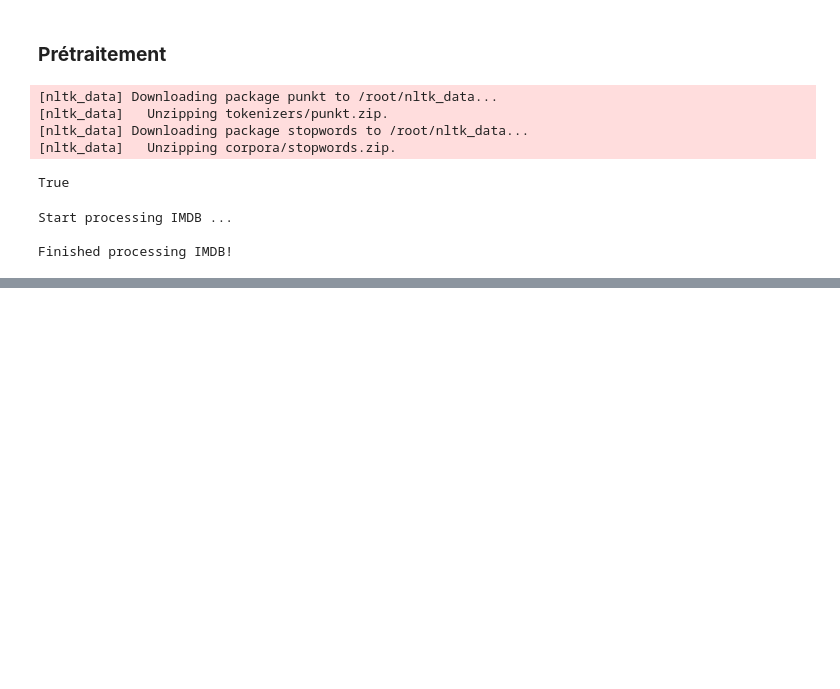
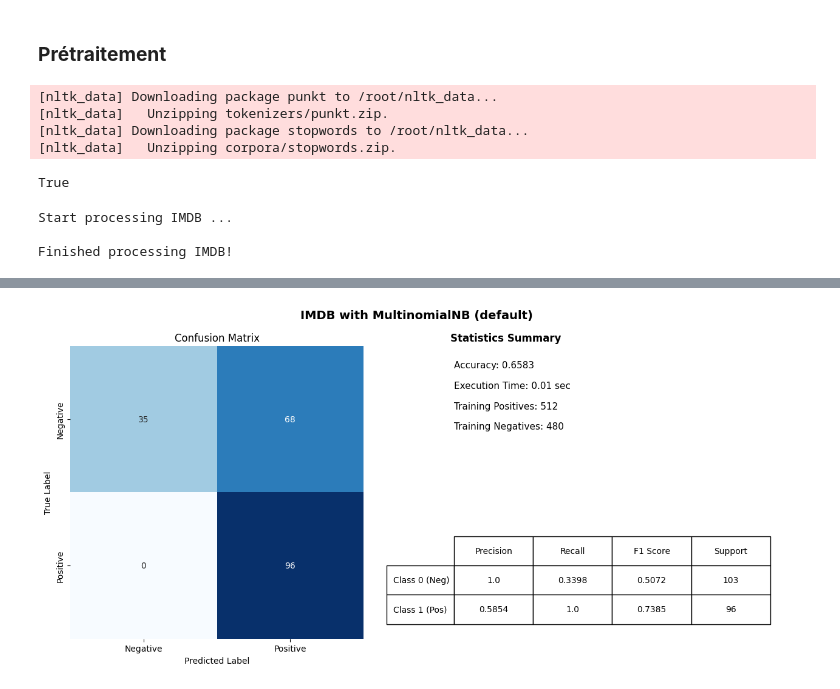
Before and after one commit to yasser-1R/sentiment-analysis-project, a Jupyter notebook: IMDB/IMDB.ipynb, the cells around one changed output, grey strips where cells are left out. Cells and saved outputs as stored; diff of their text form; code cells hidden in the pictures; blank space fills up the shorter version.

Commit message:
imdb,labr,tesa .. without results

```diff
--- a/IMDB/IMDB.ipynb
+++ b/IMDB/IMDB.ipynb
@@ -167,0 +430,12 @@ Finished processing IMDB!
+# %%
+# === Global table to store results from all algorithms
+all_Algo_results = pd.DataFrame()
+
+# === Step 0: Load and vectorize datasets
+X_train1, X_test1, y_train1, y_test1, df1 = vectorize_text_data("IMDB.csv",0.02)
+X_train2, X_test2, y_train2, y_test2, df2 = vectorize_text_data("IMDB_Pre.csv",0.02)
+
+datasets = {
+    "IMDB":                         (X_train1, X_test1, y_train1, y_test1, df1),
+    "IMDB_Preprocessed":           (X_train2, X_test2, y_train2, y_test2, df2),
+}
@@ -167,0 +446,71 @@ Finished processing IMDB!
+# %%
+from sklearn.naive_bayes import MultinomialNB
+import pandas as pd
+
+param_values = [0.0001, 0.01, 0.05, 0.1, 0.5, 1.0, 2.0, 5.0, 10.0]
+best_params = {}
+all_MNB_results = []
+
+# === Step 1: Run MultinomialNB with default alpha
+print("\n=== Step 1: MultinomialNB with DEFAULT parameters ===\n")
+for label, (X_train, X_test, y_train, y_test, df) in datasets.items():
+    print(f"\n-- Running default model on {label} --")
+    result = run_model_on_vectorized_data(
+        X_train_tfidf=X_train,
+        X_test_tfidf=X_test,
+        y_train=y_train,
+        y_test=y_test,
+        df=df,
+        model_class=MultinomialNB,
+        model_name="MultinomialNB (default)",
+        dataset_name=label
+    )
+    result["Model Group"] = "MultinomialNB"
+    all_MNB_results.append(result)
+
+# === Step 2: Hyperparameter tuning
+print("\n=== Step 2: Tuning alpha for MultinomialNB ===\n")
+for label, (X_train, X_test, y_train, y_test, df) in datasets.items():
+    print(f"\n-- Tuning {label} --")
+    best_alpha = test_model_with_param_from_vectorized_data(
+        X_train_tfidf=X_train,
+        X_test_tfidf=X_test,
+        y_train=y_train,
+        y_test=y_test,
+        df=df,
+        model_class=MultinomialNB,
+        param_name="alpha",
+        param_values=param_values,
+        dataset_label=label
+    )
+    best_params[label] = best_alpha
+
+# === Step 3: Evaluate using best alpha
+print("\n=== Step 3: MultinomialNB with BEST alpha ===\n")
+for label, (X_train, X_test, y_train, y_test, df) in datasets.items():
+    best_alpha = best_params[label]
+    print(f"\n-- {label} with best alpha = {best_alpha} --")
+    result = run_model_on_vectorized_data(
+        X_train_tfidf=X_train,
+        X_test_tfidf=X_test,
+        y_train=y_train,
+        y_test=y_test,
+        df=df,
+        model_class=MultinomialNB,
+        model_name=f"MultinomialNB (alpha={best_alpha})",
+        dataset_name=label,
+        model_params={"alpha": best_alpha}
+    )
+    result["Model Group"] = "MultinomialNB"
+    all_MNB_results.append(result)
+
+# === Save and append to global results
+results_df = pd.DataFrame(all_MNB_results)
+
+# Save to individual CSV
+results_df.to_csv("MultinomialNB_Results.csv", index=False, encoding="utf-8-sig")
+print("Results saved to 'MultinomialNB_Results.csv'")
+
+# Append to master table for all algorithms
+all_Algo_results = pd.concat([all_Algo_results, results_df], ignore_index=True)
+# %% [output]
@@ -167,0 +521 @@ Finished processing IMDB!
+[figure, added]
```
Also changed, not shown: parts of 36 cells of this notebook, 5 other files.
